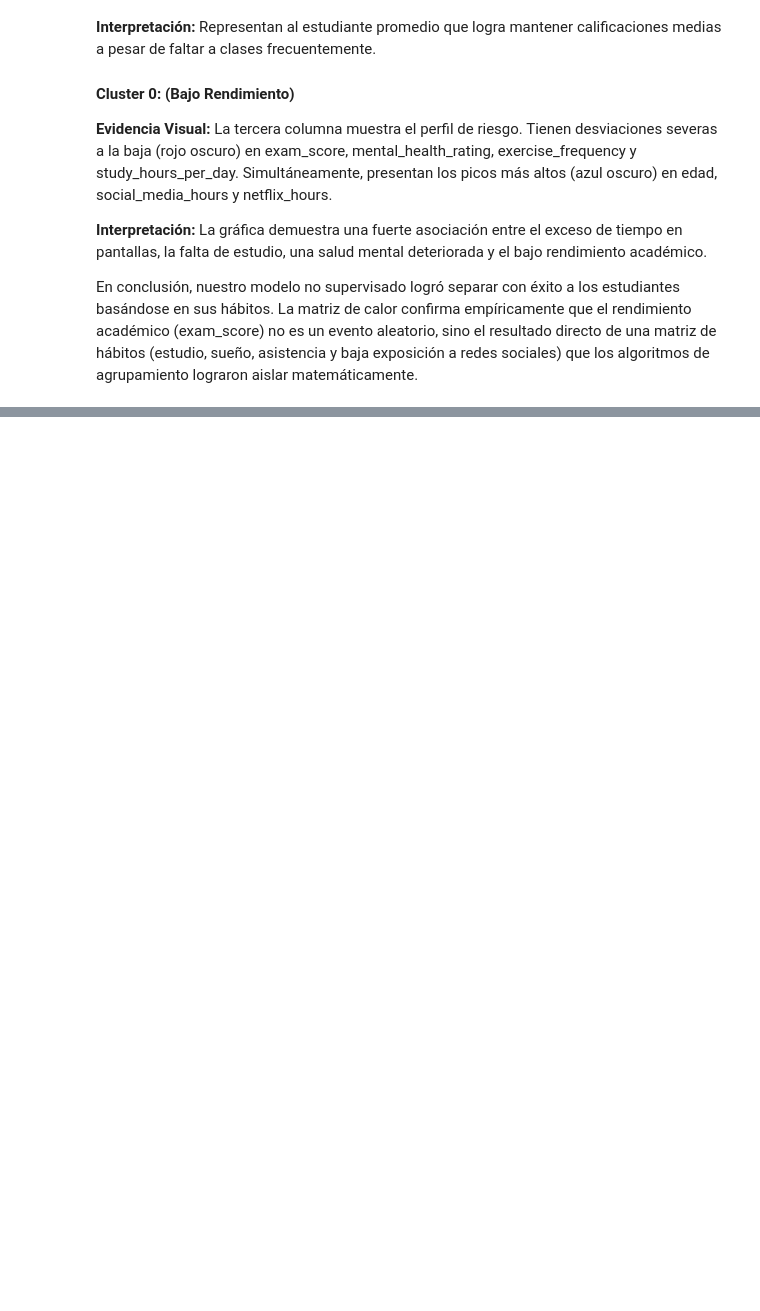
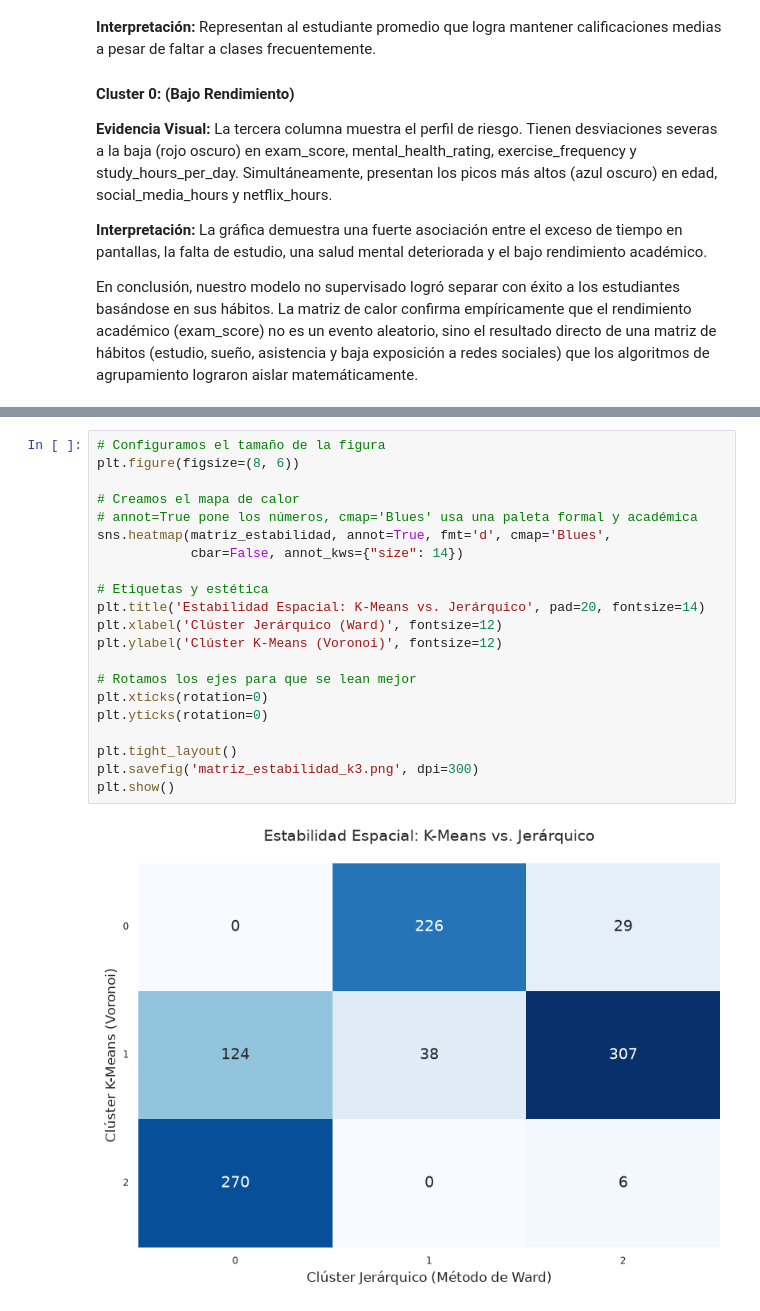
Before and after one commit to gapalfaro-cmyk/Proyecto-de-fin-de-modulo-6---Alfaro-Badillo-Cruz-Perez-Rupit, a Jupyter notebook: Modulo_VI_Equipo_15_Habits.ipynb, the cells around one changed output, grey strips where cells are left out. Drawn from its saved outputs; the diff is of its cells as text; blank space fills up the shorter version.

```diff
--- a/Modulo_VI_Equipo_15_Habits.ipynb
+++ b/Modulo_VI_Equipo_15_Habits.ipynb
@@ -537,0 +569,23 @@ En conclusión, nuestro modelo no supervisado logró separar con éxito a los es
+# %%
+# Configuramos el tamaño de la figura
+plt.figure(figsize=(8, 6))
+
+# Creamos el mapa de calor
+# annot=True pone los números, cmap='Blues' usa una paleta formal y académica
+sns.heatmap(matriz_estabilidad, annot=True, fmt='d', cmap='Blues',
+            cbar=False, annot_kws={"size": 14})
+
+# Etiquetas y estética
+plt.title('Estabilidad Espacial: K-Means vs. Jerárquico', pad=20, fontsize=14)
+plt.xlabel('Clúster Jerárquico (Ward)', fontsize=12)
+plt.ylabel('Clúster K-Means (Voronoi)', fontsize=12)
+
+# Rotamos los ejes para que se lean mejor
+plt.xticks(rotation=0)
+plt.yticks(rotation=0)
+
+plt.tight_layout()
+plt.savefig('matriz_estabilidad_k3.png', dpi=300)
+plt.show()
+# %% [output]
+[figure, added]
```
Also changed, not shown: parts of 3 cells of this notebook, 4 other files.
